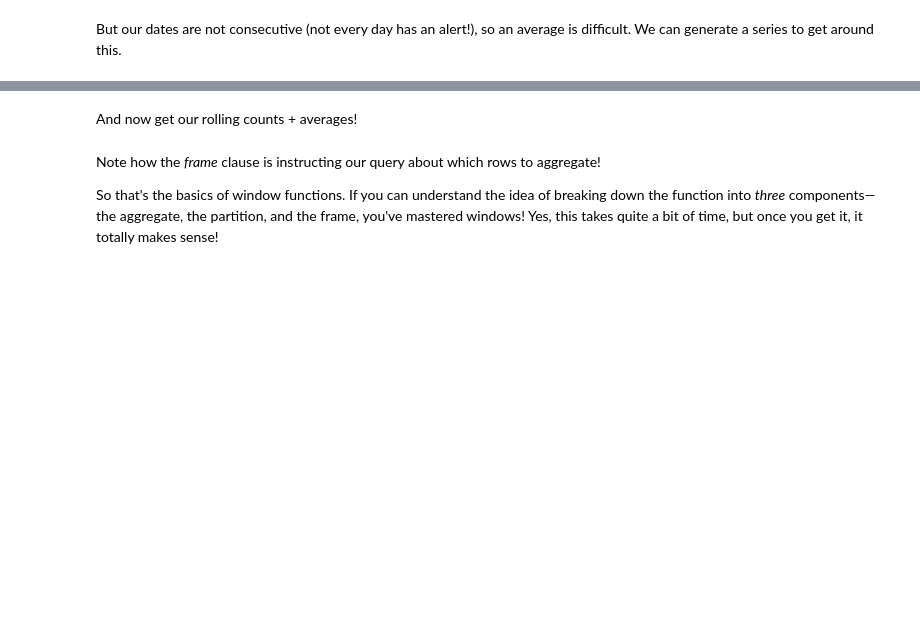
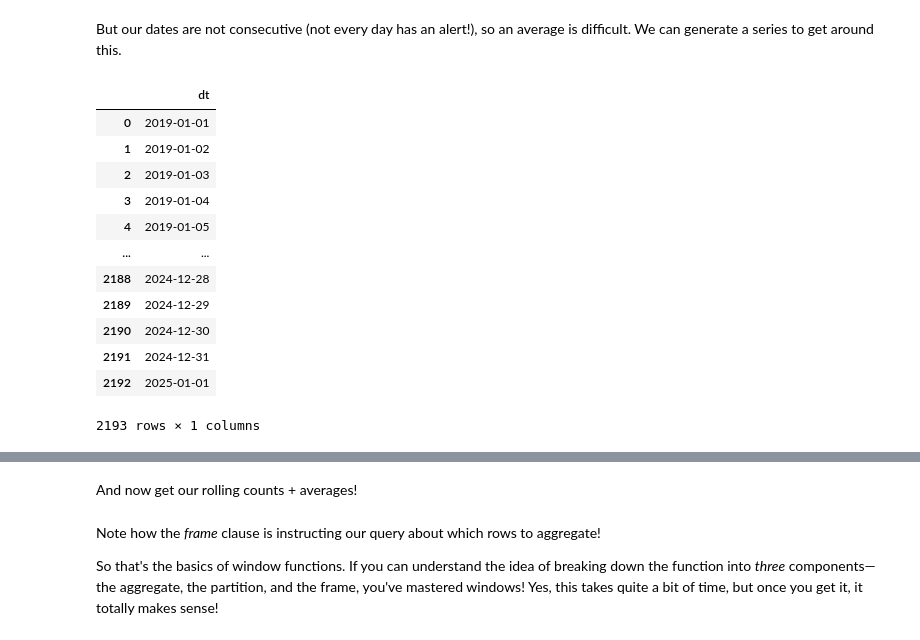
Before and after one commit to educifuentes/fundamentals-of-data-transformation-4554074, a Jupyter notebook: course/02-sql/lessons/06-windows.ipynb, the cells around one changed output, grey strips where cells are left out. Cells and saved outputs as stored; diff of their text form; code cells hidden in the pictures; blank space fills up the shorter version.

```diff
--- a/course/02-sql/lessons/06-windows.ipynb
+++ b/course/02-sql/lessons/06-windows.ipynb
@@ -166,6 +209,26 @@ ORDER BY dt ASC
 LIMIT 10
 # %% [markdown]
 But our dates are not consecutive (not every day has an alert!), so an average is difficult. We can generate a series to get around this.
+# %%
+%%sql
+  SELECT
+     generate_series as dt
+  FROM
+     generate_series(timestamp '2019-01-01', timestamp '2025-01-01', interval '1 day')
+# %% [output]
+|  | dt |
+| 0 | 2019-01-01 |
+| 1 | 2019-01-02 |
+| 2 | 2019-01-03 |
+| 3 | 2019-01-04 |
+| 4 | 2019-01-05 |
+| ... | ... |
+| 2188 | 2024-12-28 |
+| 2189 | 2024-12-29 |
+| 2190 | 2024-12-30 |
+| 2191 | 2024-12-31 |
+| 2192 | 2025-01-01 |
+2193 rows × 1 columns
 # %%
 %%sql
 WITH date_arr AS (
```
Also changed, not shown: parts of 6 cells of this notebook, 10 other files.
